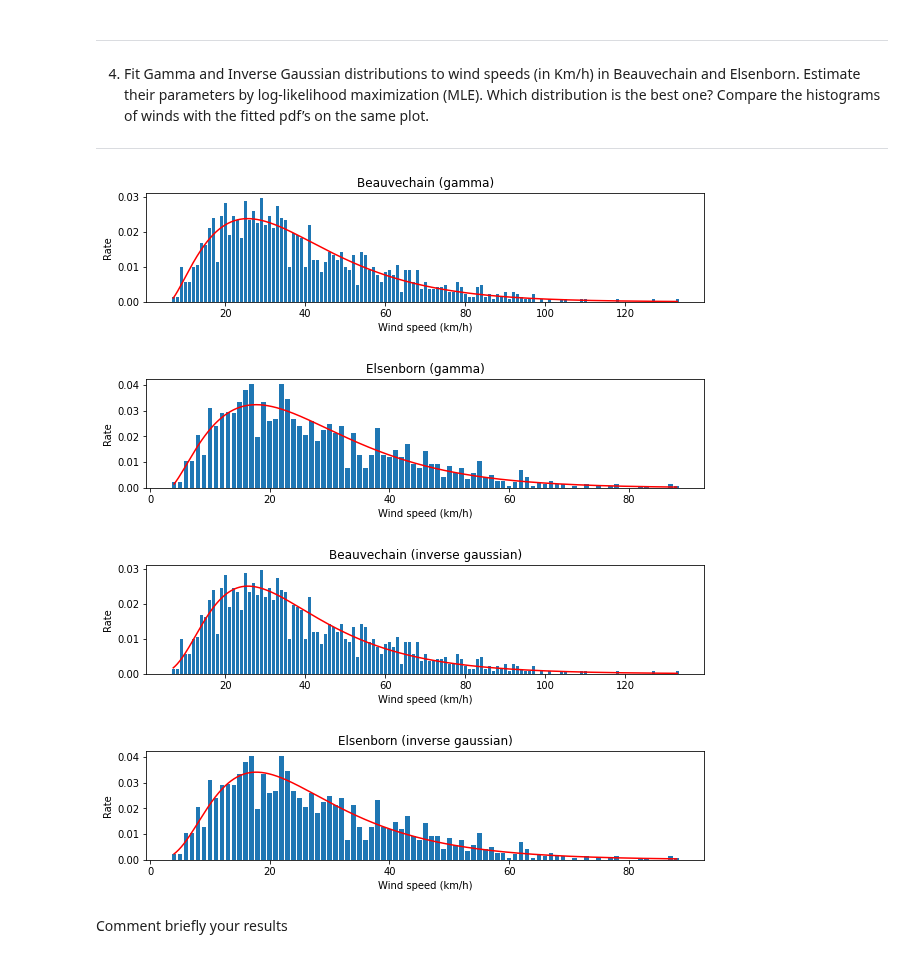
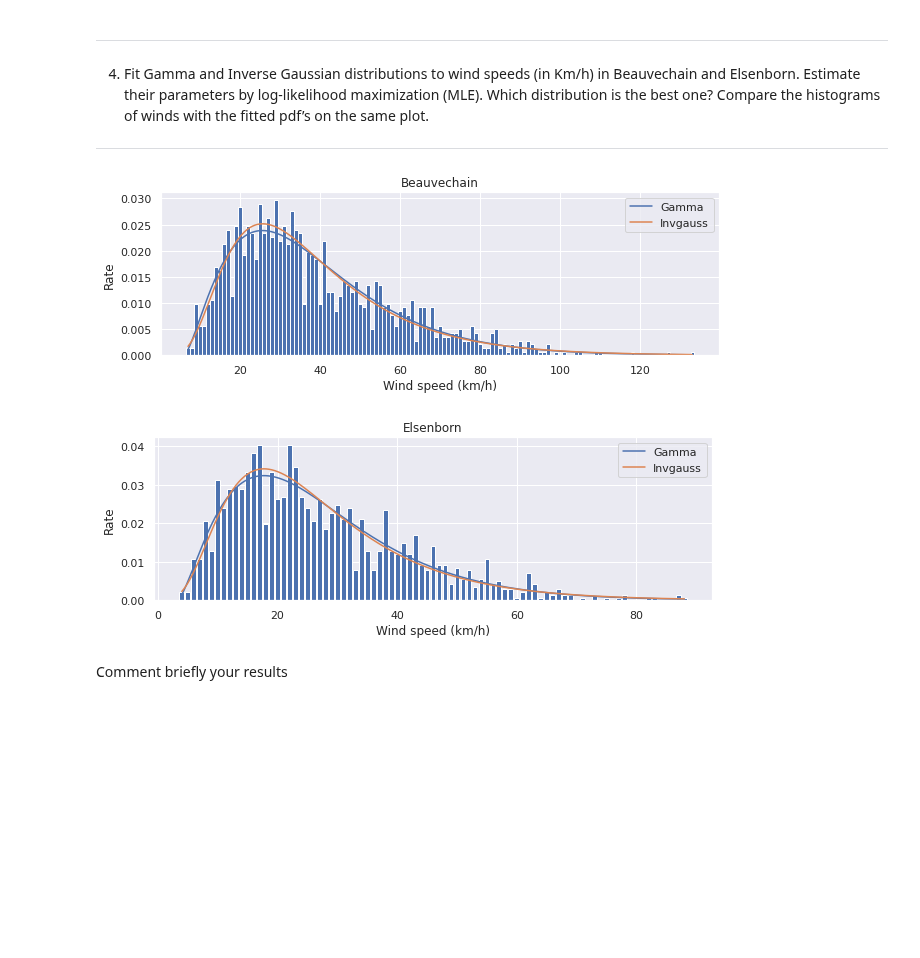
Before and after one commit to Emilevillette/LEPL1109-Hackatons, a Jupyter notebook: Hackaton 1/hack1_without_code.ipynb, the cells around one changed output. Saved outputs shown, nothing was run; the diff lists cells and outputs as text; code cells hidden in the pictures; blank space fills up the shorter version.

```diff
--- a/Hackaton 1/hack1_without_code.ipynb
+++ b/Hackaton 1/hack1_without_code.ipynb
@@ -59,6 +59,8 @@ import math
 import pandas as pd
 from datetime import datetime
 from scipy import stats
+import seaborn as sns
+sns.set()
 # %%
 def Pk(V):
     return 0.5 * 1.2 * (math.pi * (32 ** 2)) * ((V/3.6) ** 3) * 8
@@ -219,31 +219,32 @@ The aggregated results for both farms are also consistent with the ones for each
 4.	Fit Gamma and Inverse Gaussian distributions to wind speeds (in Km/h) in Beauvechain and Elsenborn. Estimate their parameters by log-likelihood maximization (MLE). Which distribution is the best one? Compare the histograms of winds with the fitted pdf’s on the same plot.
 ------------------------------------------------------------------------------------------------------
 # %%
-def q4(df, fct, title=''):
+def q4(df, *fcts, title=''):
     df_fgc = df.groupby(['FG'])['PowerCapacity'].count()
 
-    X = np.linspace(df['FG'].min(), df['FG'].max(), 1000)
-    params = fct.fit(df['FG'].values)
-    y = fct.pdf(X, *params)
-
-    plt.figure(figsize=(10, 2))
+    plt.figure(figsize=(10, 3))
     plt.title(title)
     plt.xlabel('Wind speed (km/h)')
     plt.ylabel('Rate')
     plt.bar(df_fgc.index, df_fgc.values / df_fgc.sum())
-    plt.plot(X, y, color='red')
 
-    return params
+    aparams = {}
 
-best_be_params = q4(df_be, stats.gamma, title='Beauvechain (gamma)')
-best_el_params = q4(df_el, stats.gamma, title='Elsenborn (gamma)')
-q4(df_be, stats.invgauss, title='Beauvechain (inverse gaussian)')
-_ = q4(df_el, stats.invgauss, title='Elsenborn (inverse gaussian)')
+    for fct in fcts:
+        X = np.linspace(df['FG'].min(), df['FG'].max(), 1000)
+        params = fct.fit(df['FG'].values)
+        aparams[fct] = params
+        y = fct.pdf(X, *params)
+        plt.plot(X, y, label=fct.name.capitalize())
+    plt.legend()
+
+    return aparams
+
+be_params = q4(df_be, stats.gamma, stats.invgauss, title='Beauvechain')
+el_params = q4(df_el, stats.gamma, stats.invgauss, title='Elsenborn')
 # %% [output]
-[figure, old version]
+[figure, new version]
-[figure, old version]
+[figure, new version]
-[figure, removed]
-[figure, removed]
 # %% [markdown]
 Comment briefly your results
 # %% [markdown]
```
Also changed, not shown: parts of 4 cells of this notebook.
